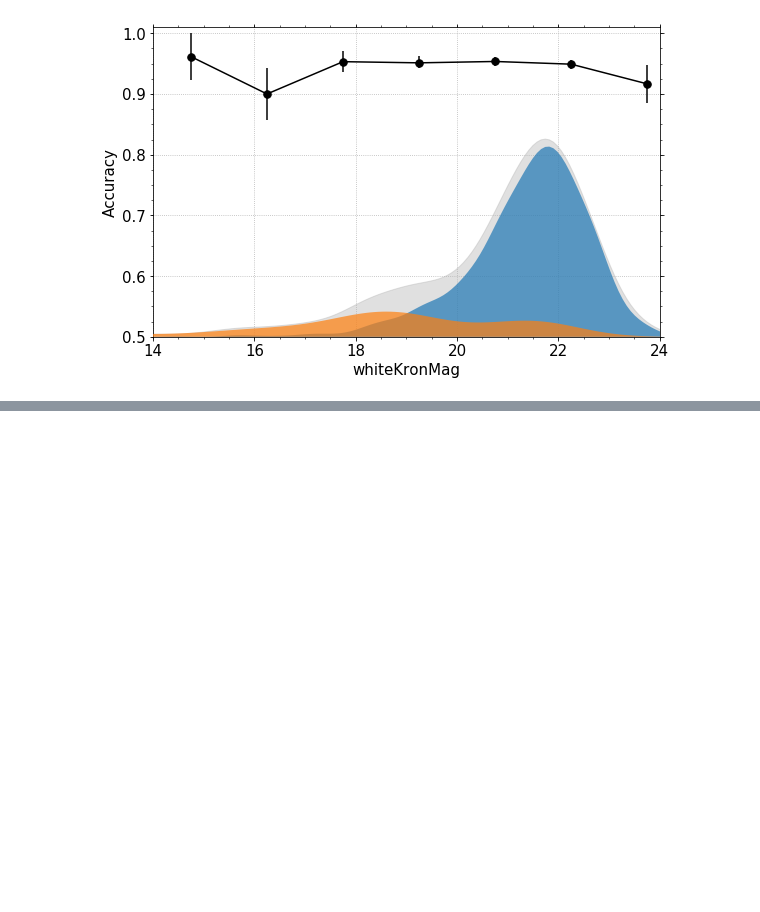
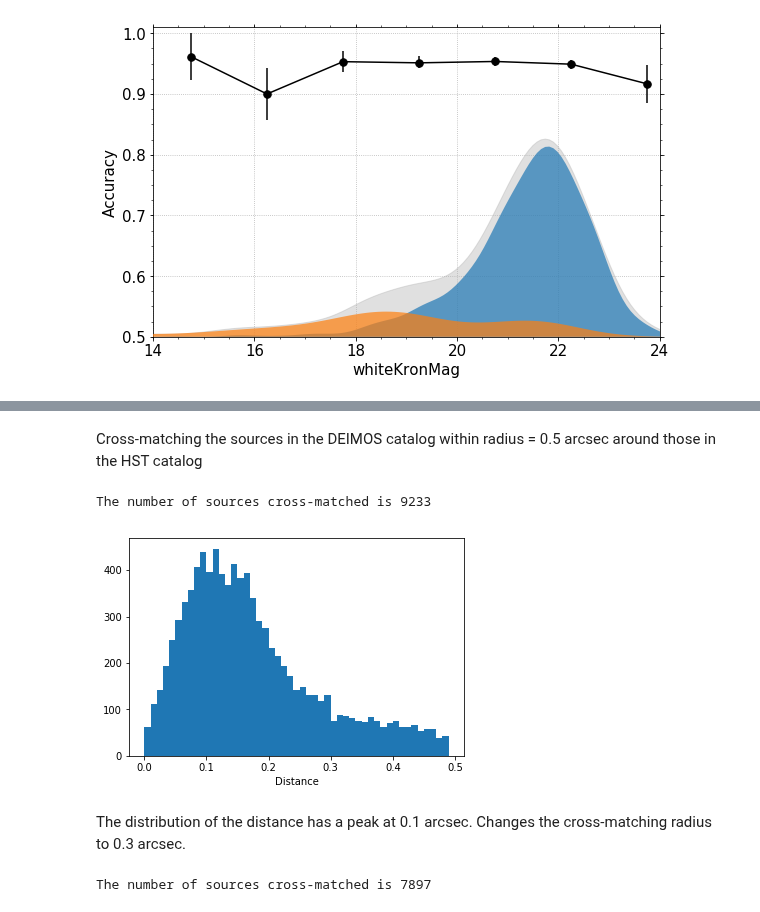
Before and after one commit to adamamiller/PS1_star_galaxy, a Jupyter notebook: PS1casjobs/DEIMOS_COSMOS.ipynb, the cells around one changed output, grey strips where cells are left out. Cells and saved outputs as stored; diff of their text form; code cells hidden in the pictures; blank space fills up the shorter version.

```diff
--- a/PS1casjobs/DEIMOS_COSMOS.ipynb
+++ b/PS1casjobs/DEIMOS_COSMOS.ipynb
@@ -229,0 +238,30 @@ fig.subplots_adjust(top=0.98,right=0.98,left=0.1,bottom=0.12)
+# %%
+deimos = pd.read_csv('./DEIMOS/DEIMOS.csv')
+# %%
+hst = Table.read('./DEIMOS/HST_COSMOS.fit').to_pandas()
+# %%
+hstX = np.empty((len(hst), 2), dtype=np.float64)
+hstX[:, 0] = hst['ALPHA_J2000']
+hstX[:, 1] = hst['DELTA_J2000']
+deiX = np.empty((len(deimos), 2), dtype=np.float64)
+deiX[:, 0] = deimos['ra']
+deiX[:, 1] = deimos['dec']
+# %% [markdown]
+Cross-matching the sources in the DEIMOS catalog within radius = 0.5 arcsec around those in the HST catalog
+# %%
+from astroML.crossmatch import crossmatch_angular
+max_radius = 0.5 / 3600  # 0.5 arcsec
+dist, ind = crossmatch_angular(hstX, deiX, max_radius)
+match = ~np.isinf(dist)
+# %%
+print("The number of sources cross-matched is %i"%np.sum(match))
+# %% [output]
+The number of sources cross-matched is 9233
+# %%
+plt.hist(dist[match]*3600, bins=np.arange(0, 0.5,0.01))
+plt.xlabel('Distance')
+plt.show()
+# %% [output]
+[figure, added]
+# %% [markdown]
+The distribution of the distance has a peak at 0.1 arcsec. Changes the cross-matching radius to 0.3 arcsec.
@@ -229,0 +273,4 @@ fig.subplots_adjust(top=0.98,right=0.98,left=0.1,bottom=0.12)
+# %%
+print("The number of sources cross-matched is %i"%np.sum(match))
+# %% [output]
+The number of sources cross-matched is 7897
```
Also changed, not shown: parts of 22 cells of this notebook.
